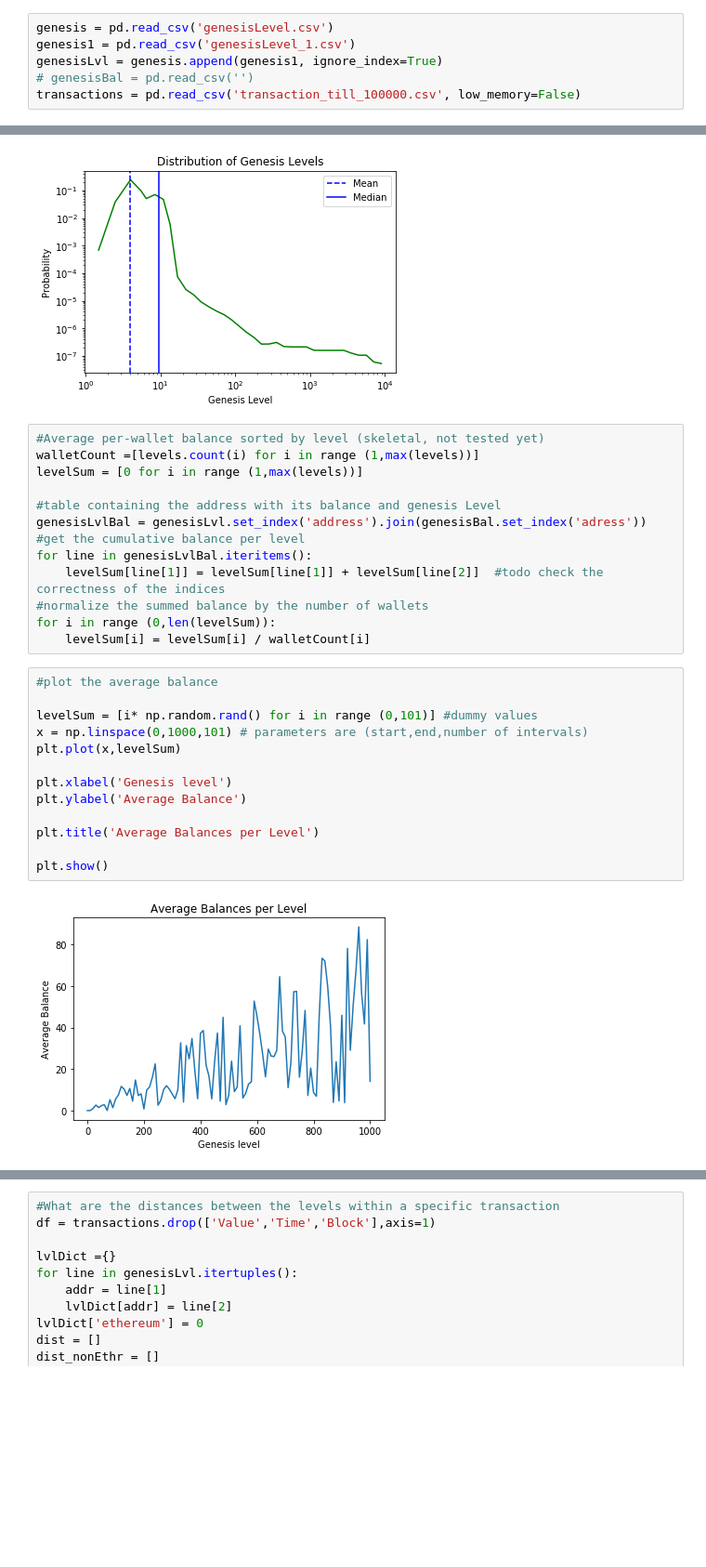
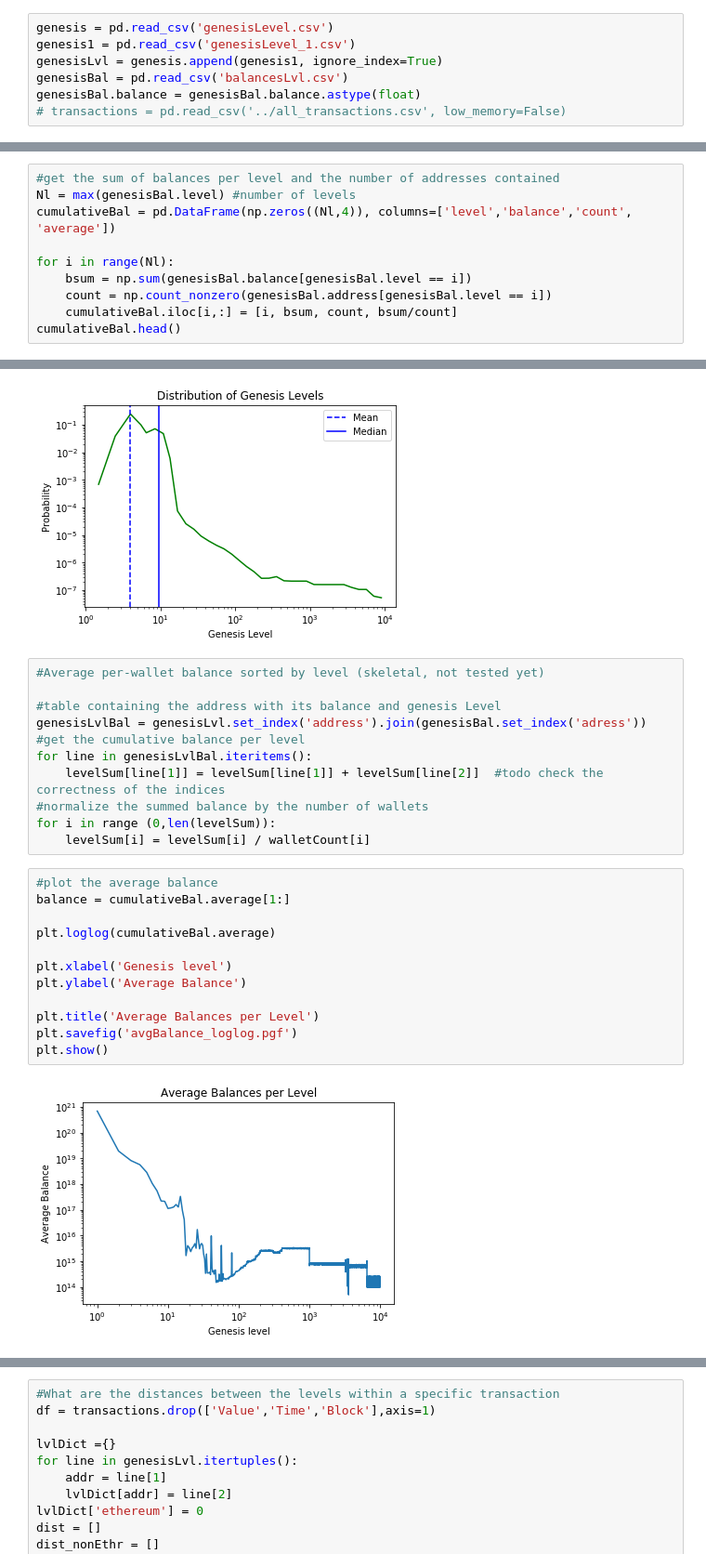
Before and after one commit to Sandipan99/Ethereum, a Jupyter notebook: GenesisVisualization.ipynb, the cells around one changed output, grey strips where cells are left out. Shown at 93% size. Drawn from its saved outputs; the diff is of its cells as text; blank space fills up the shorter version.

```diff
--- a/GenesisVisualization.ipynb
+++ b/GenesisVisualization.ipynb
@@ -12,8 +12,9 @@ import networkx as nx
 genesis = pd.read_csv('genesisLevel.csv')
 genesis1 = pd.read_csv('genesisLevel_1.csv')
 genesisLvl = genesis.append(genesis1, ignore_index=True)
-# genesisBal = pd.read_csv('')
-transactions = pd.read_csv('transaction_till_100000.csv', low_memory=False)
+genesisBal = pd.read_csv('balancesLvl.csv')
+genesisBal.balance = genesisBal.balance.astype(float)
+# transactions = pd.read_csv('../all_transactions.csv', low_memory=False)
 # %%
 #Basic Statistics
 ft = open('stats_Levels.csv','a')
@@ -30,3 +31,13 @@ std=np.sqrt(var)
 ft.write('\n')
 ft.write('Standard Deviation: %f' %std)
 ft.close()
+# %%
+#get the sum of balances per level and the number of addresses contained
+Nl = max(genesisBal.level) #number of levels
+cumulativeBal = pd.DataFrame(np.zeros((Nl,4)), columns=['level','balance','count', 'average'])
+
+for i in range(Nl):
+    bsum = np.sum(genesisBal.balance[genesisBal.level == i])
+    count = np.count_nonzero(genesisBal.address[genesisBal.level == i])
+    cumulativeBal.iloc[i,:] = [i, bsum, count, bsum/count]
+cumulativeBal.head()
@@ -55,8 +95,6 @@ plt.savefig('levelDistr.png') #use .pgf to include the figure into latex documen
 [figure]
 # %%
 #Average per-wallet balance sorted by level (skeletal, not tested yet)
-walletCount =[levels.count(i) for i in range (1,max(levels))]
-levelSum = [0 for i in range (1,max(levels))]
 
 #table containing the address with its balance and genesis Level
 genesisLvlBal = genesisLvl.set_index('address').join(genesisBal.set_index('adress'))
@@ -68,16 +106,15 @@ for i in range (0,len(levelSum)):
     levelSum[i] = levelSum[i] / walletCount[i]
 # %%
 #plot the average balance
+balance = cumulativeBal.average[1:]
 
-levelSum = [i* np.random.rand() for i in range (0,101)] #dummy values
-x = np.linspace(0,1000,101) # parameters are (start,end,number of intervals)
-plt.plot(x,levelSum)
+plt.loglog(cumulativeBal.average)
 
 plt.xlabel('Genesis level')
 plt.ylabel('Average Balance')
 
 plt.title('Average Balances per Level')
-
+plt.savefig('avgBalance_loglog.pgf')
 plt.show()
 # %% [output]
-[figure, old version]
+[figure, new version]
```
Also changed, not shown: parts of 5 cells of this notebook, 5 other files.
